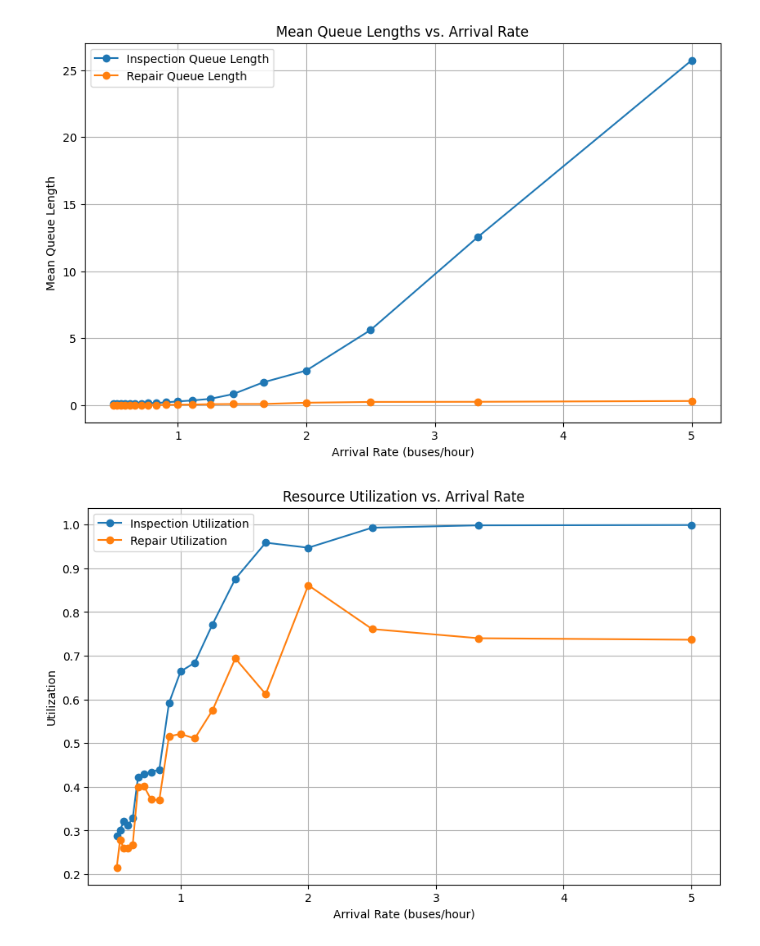
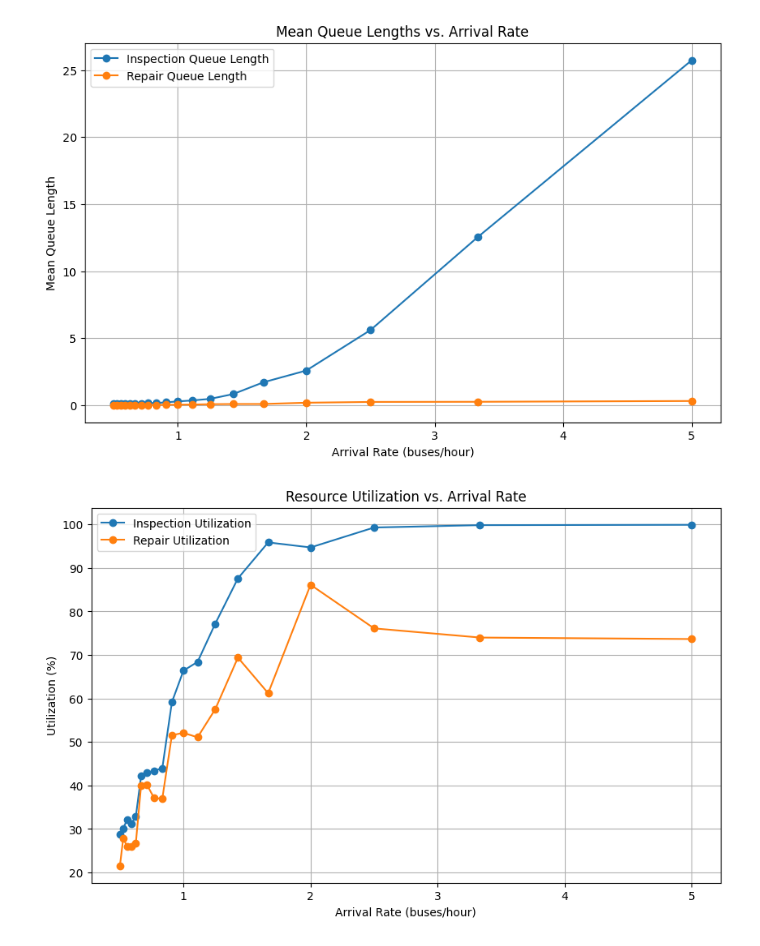
Before and after one commit to andreaoliveira9/Projeto-SO-1-Sim, a Jupyter notebook: src/exercise1_analysis.ipynb, the cells around one changed output. Saved outputs shown, nothing was run; the diff lists cells and outputs as text; code cells hidden in the pictures.

```diff
--- a/src/exercise1_analysis.ipynb
+++ b/src/exercise1_analysis.ipynb
@@ -207,8 +207,8 @@ def calculate_statistics(
         statistics.mean(repair_queue_lengths) if repair_queue_lengths else 0.0
     )
 
-    utilization_inspection: float = inspection_station.busy_time / SIMULATION_TIME
-    utilization_repair: float = repair_station.busy_time / (2 * SIMULATION_TIME)
+    utilization_inspection: float = inspection_station.busy_time / SIMULATION_TIME * 100
+    utilization_repair: float = repair_station.busy_time / (2 * SIMULATION_TIME) * 100
 
     return {
         "avg_inspection_wait": avg_inspection_wait,
@@ -296,13 +296,13 @@ plt.show()
 # %%
 # --- Graph 3: Resource Utilization vs. Arrival Rate ---
 plt.figure(figsize=(10, 6))
 plt.plot(df_results['arrival_rate'], df_results['inspection_utilization'], marker='o', label="Inspection Utilization")
 plt.plot(df_results['arrival_rate'], df_results['repair_utilization'], marker='o', label="Repair Utilization")
 plt.xlabel("Arrival Rate (buses/hour)")
-plt.ylabel("Utilization")
+plt.ylabel("Utilization (%)")
 plt.title("Resource Utilization vs. Arrival Rate")
 plt.legend()
 plt.grid(True)
 plt.show()
 # %% [output]
-[figure, old version]
+[figure, new version]
```
Also changed, not shown: 1 other file.
